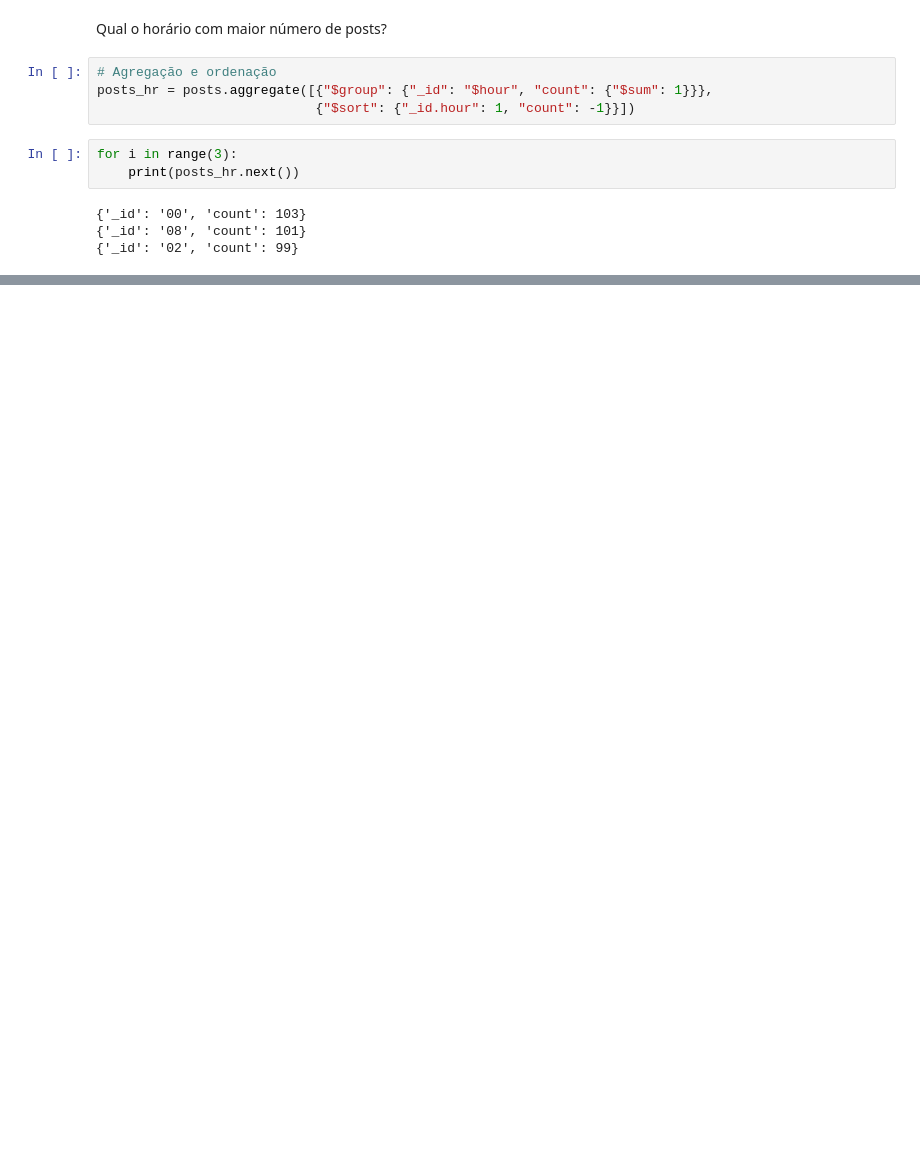
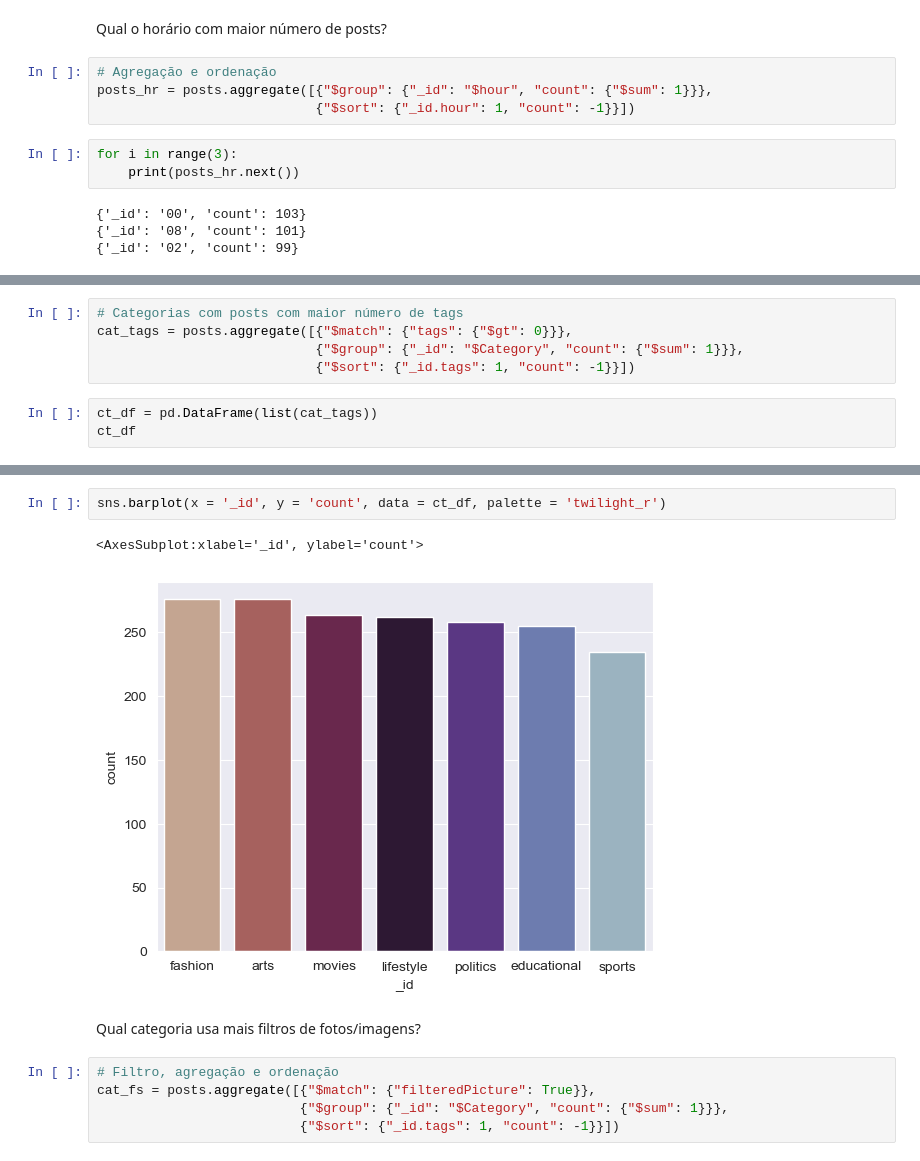
Before and after one commit to SanTavaresD/Analise_de_Dados_com_Linguagem_Python, a Jupyter notebook: 10_tecnicas_de_pre_processamento_de_dados/Projeto9.ipynb, the cells around one changed output, grey strips where cells are left out. Cells and saved outputs as stored; diff of their text form; blank space fills up the shorter version.

```diff
--- a/10_tecnicas_de_pre_processamento_de_dados/Projeto9.ipynb
+++ b/10_tecnicas_de_pre_processamento_de_dados/Projeto9.ipynb
@@ -246,0 +347,8 @@ for i in range(3):
+# %%
+# Categorias com posts com maior número de tags
+cat_tags = posts.aggregate([{"$match": {"tags": {"$gt": 0}}},
+                            {"$group": {"_id": "$Category", "count": {"$sum": 1}}},
+                            {"$sort": {"_id.tags": 1, "count": -1}}])
+# %%
+ct_df = pd.DataFrame(list(cat_tags))
+ct_df
@@ -246,0 +364,12 @@ for i in range(3):
+# %%
+sns.barplot(x = '_id', y = 'count', data = ct_df, palette = 'twilight_r')
+# %% [output]
+<AxesSubplot:xlabel='_id', ylabel='count'>
+[figure, added]
+# %% [markdown]
+Qual categoria usa mais filtros de fotos/imagens?
+# %%
+# Filtro, agregação e ordenação
+cat_fs = posts.aggregate([{"$match": {"filteredPicture": True}},
+                          {"$group": {"_id": "$Category", "count": {"$sum": 1}}},
+                          {"$sort": {"_id.tags": 1, "count": -1}}])
```
Also changed, not shown: parts of 45 cells of this notebook.
